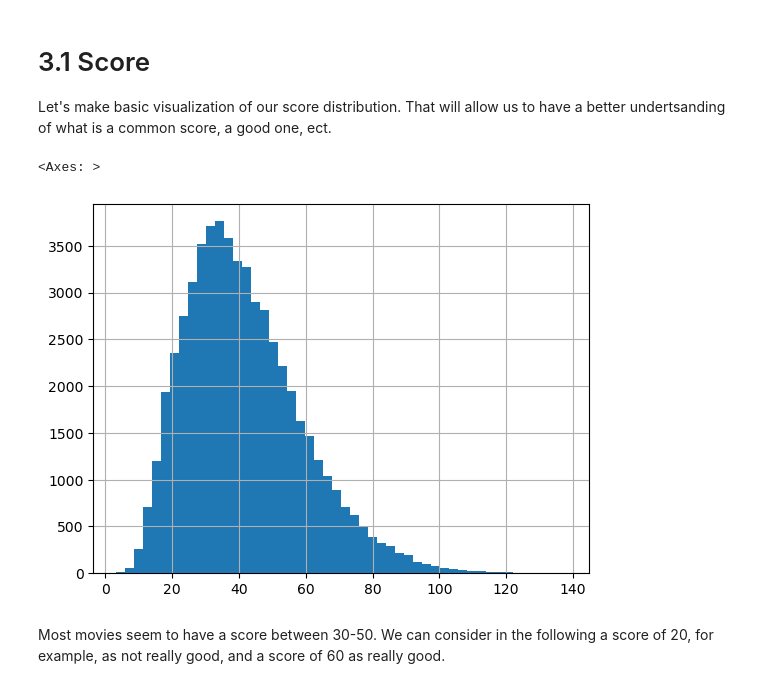
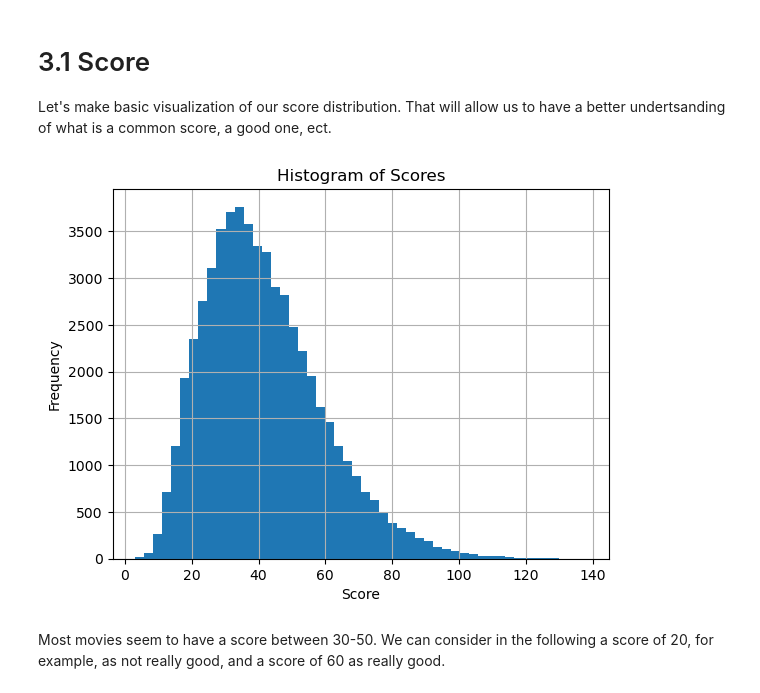
Before and after one commit to epfl-ada/ada-2023-project-abcd5, a Jupyter notebook: project_M2.ipynb, the cells around one changed output. Drawn from its saved outputs; the diff is of its cells as text; code cells hidden in the pictures.

```diff
--- a/project_M2.ipynb
+++ b/project_M2.ipynb
@@ -277,9 +278,14 @@ name_cluster_analysis = movie_character_name[['Freebase_ID', 'movie_name','char_
 Let's make basic visualization of our score distribution. That will allow us to have a better undertsanding of what is a common score, a good one, ect.
 # %%
 movie_rating['weighted_score'].hist(bins = 50)
+plt.xlabel('Score')
+plt.ylabel('Frequency')
+plt.title('Histogram of Scores')
+
+# Display the plot
+plt.show()
 # %% [output]
-<Axes: >
-[figure, old version]
+[figure, new version]
 # %% [markdown]
 Most movies seem to have a score between 30-50. We can consider in the following a score of 20, for example, as not really good, and a score of 60 as really good.
 # %% [markdown]
```
Also changed, not shown: parts of 7 cells of this notebook.
